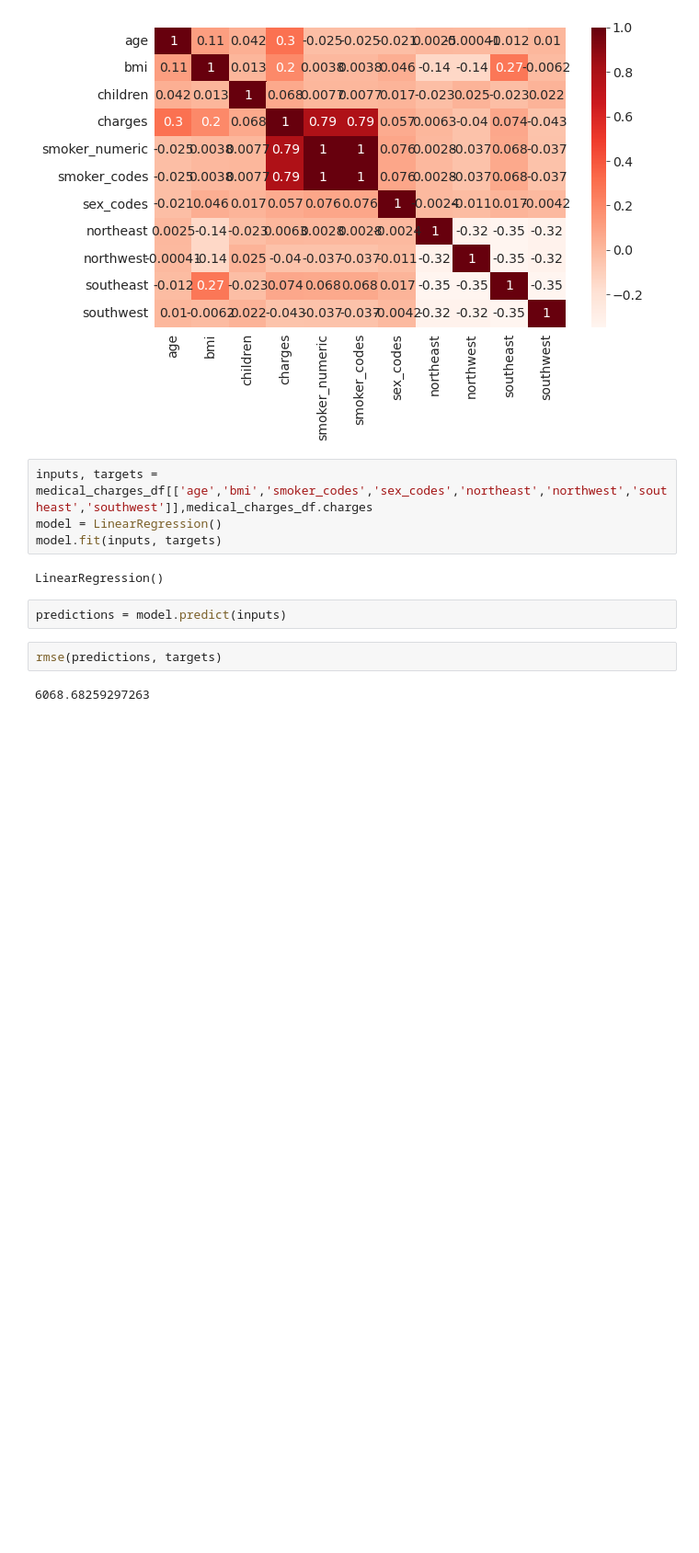
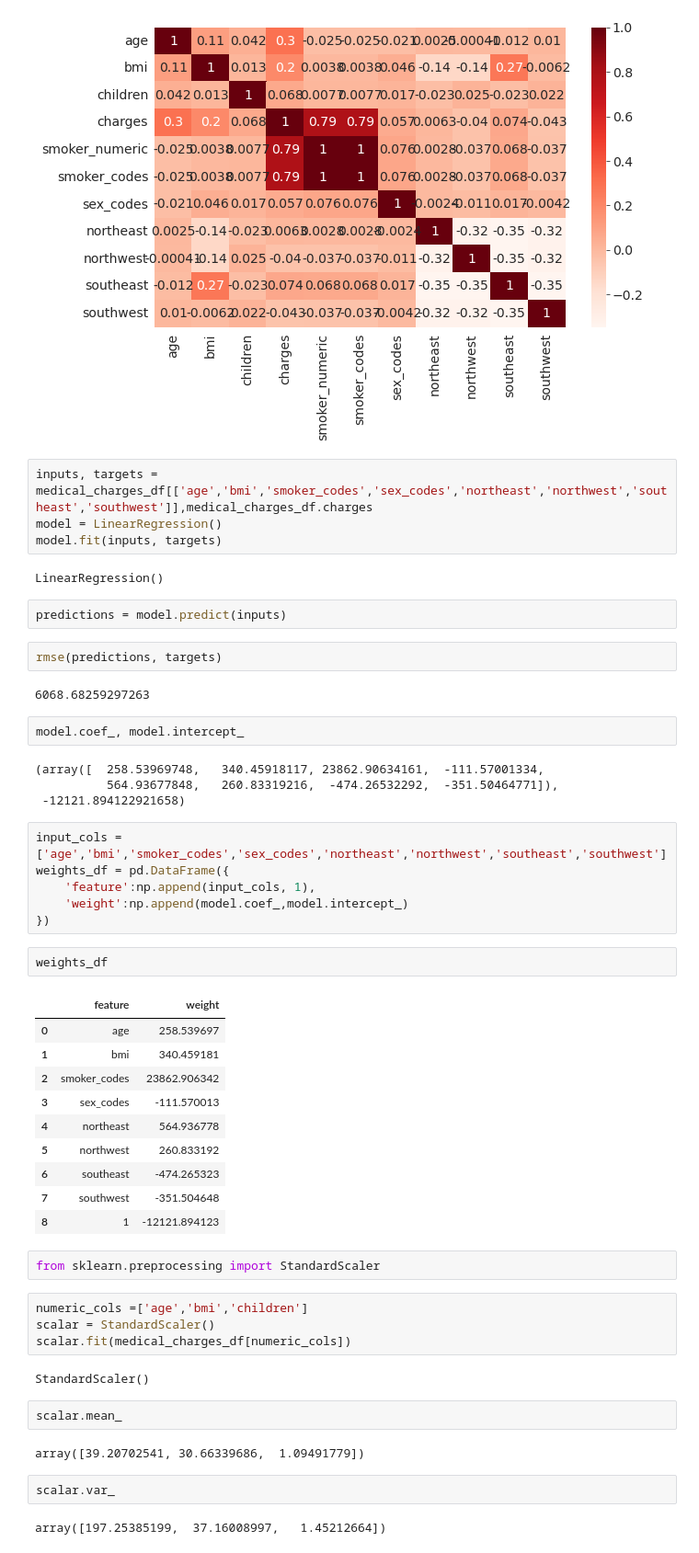
Before and after one commit to imshiv-10/ML-SkLearn, a Jupyter notebook: ML_SkLearn.ipynb, the cells around one changed output. Shown at 92% size. Cells and saved outputs as stored; diff of their text form; blank space fills up the shorter version.

```diff
--- a/ML_SkLearn.ipynb
+++ b/ML_SkLearn.ipynb
@@ -1082,3 +1082,44 @@ predictions = model.predict(inputs)
 rmse(predictions, targets)
 # %% [output]
 6068.68259297263
+# %%
+model.coef_, model.intercept_
+# %% [output]
+(array([  258.53969748,   340.45918117, 23862.90634161,  -111.57001334,
+          564.93677848,   260.83319216,  -474.26532292,  -351.50464771]),
+ -12121.894122921658)
+# %%
+input_cols = ['age','bmi','smoker_codes','sex_codes','northeast','northwest','southeast','southwest']
+weights_df = pd.DataFrame({
+    'feature':np.append(input_cols, 1),
+    'weight':np.append(model.coef_,model.intercept_)
+})
+# %%
+weights_df
+# %% [output]
+|  | feature | weight |
+| 0 | age | 258.539697 |
+| 1 | bmi | 340.459181 |
+| 2 | smoker_codes | 23862.906342 |
+| 3 | sex_codes | -111.570013 |
+| 4 | northeast | 564.936778 |
+| 5 | northwest | 260.833192 |
+| 6 | southeast | -474.265323 |
+| 7 | southwest | -351.504648 |
+| 8 | 1 | -12121.894123 |
+# %%
+from sklearn.preprocessing import StandardScaler
+# %%
+numeric_cols =['age','bmi','children']
+scalar = StandardScaler()
+scalar.fit(medical_charges_df[numeric_cols])
+# %% [output]
+StandardScaler()
+# %%
+scalar.mean_
+# %% [output]
+array([39.20702541, 30.66339686,  1.09491779])
+# %%
+scalar.var_
+# %% [output]
+array([197.25385199,  37.16008997,   1.45212664])
```
Also changed, not shown: parts of 5 cells of this notebook.
